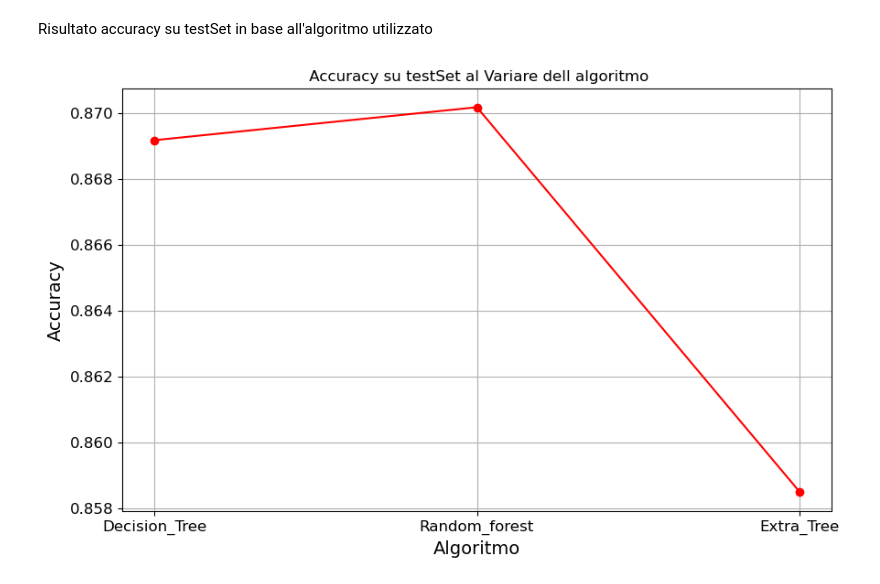
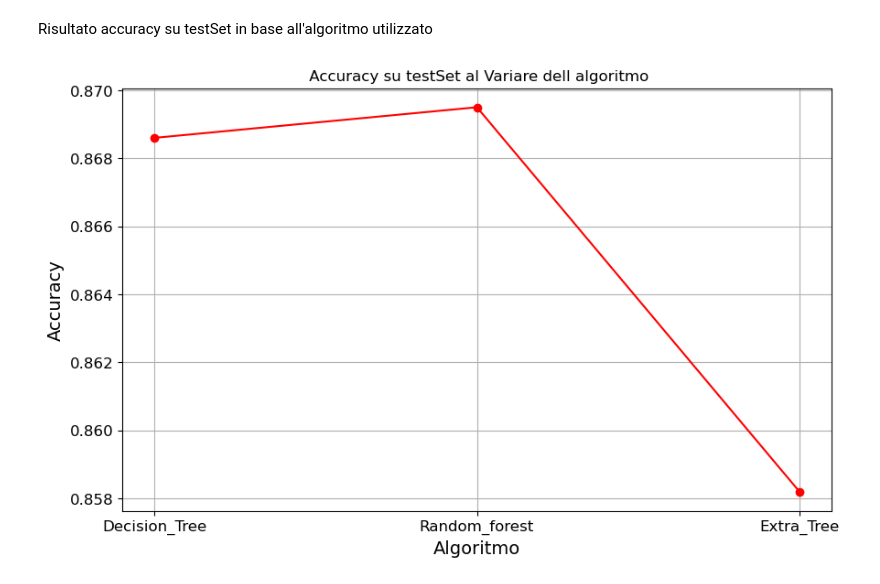
Before and after one commit to RagnOh/ProgettoMLDM, a Jupyter notebook: Decision_tree/D_Tree.ipynb, the cells around one changed output. Cells and saved outputs as stored; diff of their text form; code cells hidden in the pictures.

```diff
--- a/Decision_tree/D_Tree.ipynb
+++ b/Decision_tree/D_Tree.ipynb
@@ -472,15 +456,15 @@ Risultato accuracy su testSet in base all'algoritmo utilizzato
 # %%
 import seaborn as sns
 algoritmo=["Decision_Tree","Random_forest","Extra_Tree"]
-accuracy=[0.86917,0.87017,0.8585]
+accuracy=[0.8686,0.8695,0.8582]
 
 plt.figure(figsize=(10, 6))
 plt.plot(algoritmo, accuracy, marker='o', linestyle='-', color='r')
 plt.title(' Accuracy su testSet al Variare dell algoritmo')
 plt.xlabel('Algoritmo')
 plt.ylabel('Accuracy')
 plt.grid(True)
 plt.xticks(algoritmo)
 plt.show()
 # %% [output]
-[figure, old version]
+[figure, new version]
```
Also changed, not shown: parts of 14 cells of this notebook, 4 other files.
